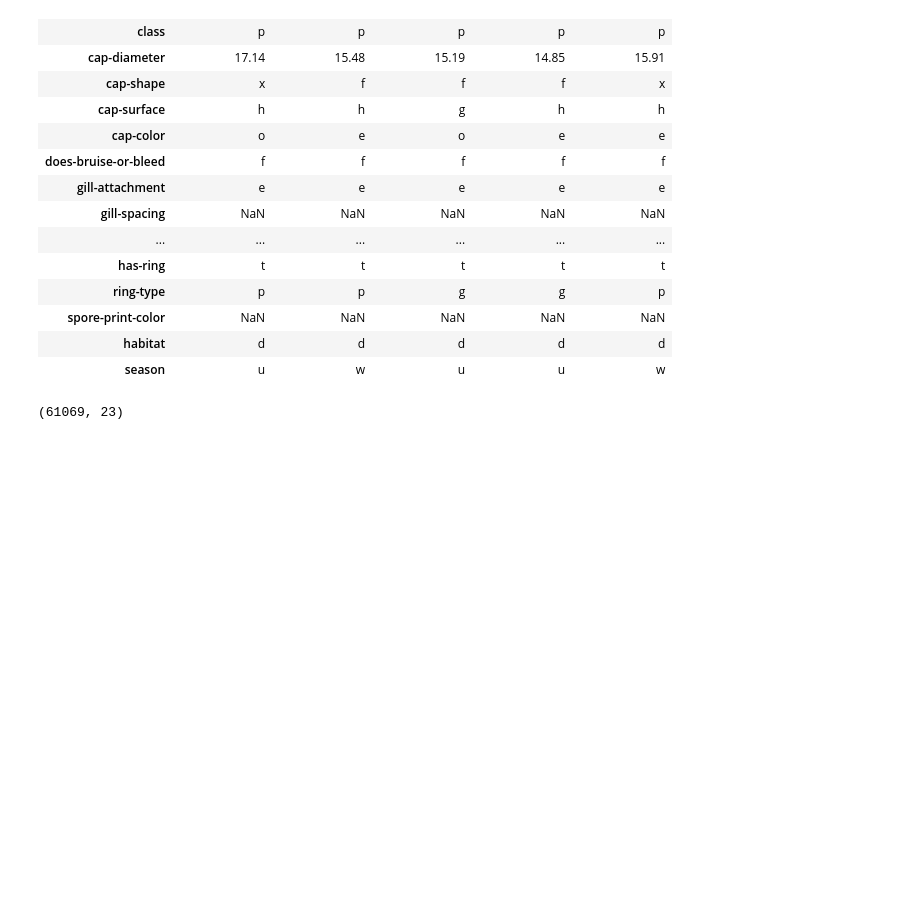
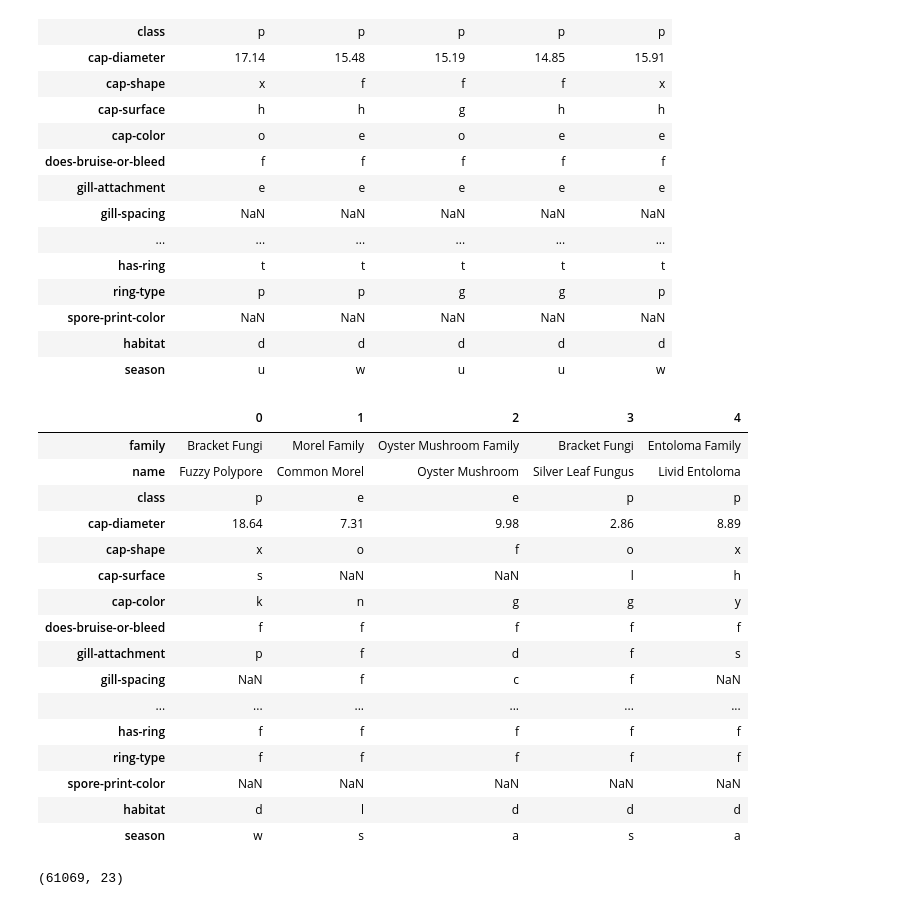
Before and after one commit to TillMeineke/ML_Zoomcamp2024_hw, a Jupyter notebook: fungiIncognita/notebooks/01_eda.ipynb, the cells around one changed output. Cells and saved outputs as stored; diff of their text form; code cells hidden in the pictures; blank space fills up the shorter version.

```diff
--- a/fungiIncognita/notebooks/01_eda.ipynb
+++ b/fungiIncognita/notebooks/01_eda.ipynb
@@ -34,6 +34,27 @@ df.head(5).T
 | spore-print-color | NaN | NaN | NaN | NaN | NaN |
 | habitat | d | d | d | d | d |
 | season | u | w | u | u | w |
+# %%
+df = df.sample(frac=1).reset_index(drop=True)
+df.head(5).T
+# %% [output]
+|  | 0 | 1 | 2 | 3 | 4 |
+| family | Bracket Fungi | Morel Family | Oyster Mushroom Family | Bracket Fungi | Entoloma Family |
+| name | Fuzzy Polypore | Common Morel | Oyster Mushroom | Silver Leaf Fungus | Livid Entoloma |
+| class | p | e | e | p | p |
+| cap-diameter | 18.64 | 7.31 | 9.98 | 2.86 | 8.89 |
+| cap-shape | x | o | f | o | x |
+| cap-surface | s | NaN | NaN | l | h |
+| cap-color | k | n | g | g | y |
+| does-bruise-or-bleed | f | f | f | f | f |
+| gill-attachment | p | f | d | f | s |
+| gill-spacing | NaN | f | c | f | NaN |
+| ... | ... | ... | ... | ... | ... |
+| has-ring | f | f | f | f | f |
+| ring-type | f | f | f | f | f |
+| spore-print-color | NaN | NaN | NaN | NaN | NaN |
+| habitat | d | l | d | d | d |
+| season | w | s | a | s | a |
 # %%
 df.shape
 # %% [output]
```
Also changed, not shown: parts of 8 cells of this notebook, 22 other files.
